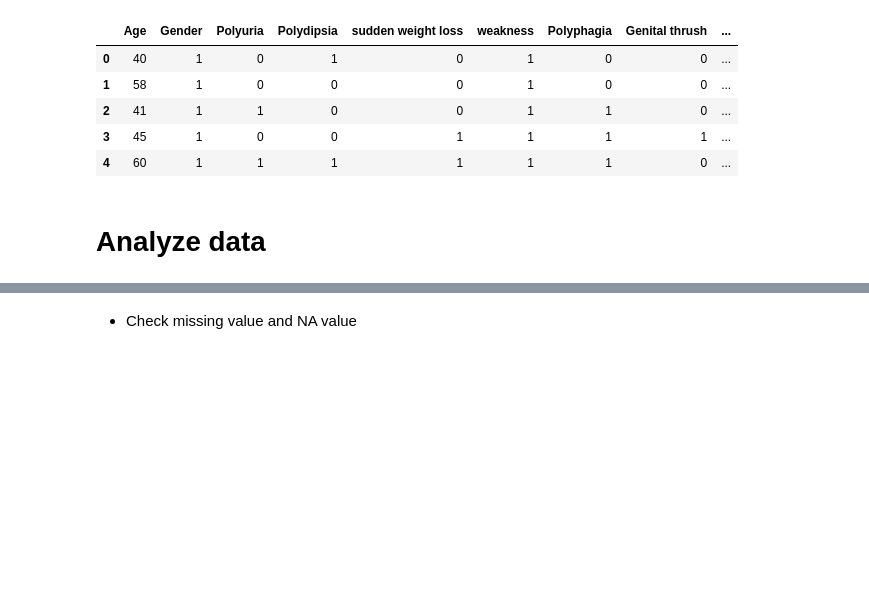
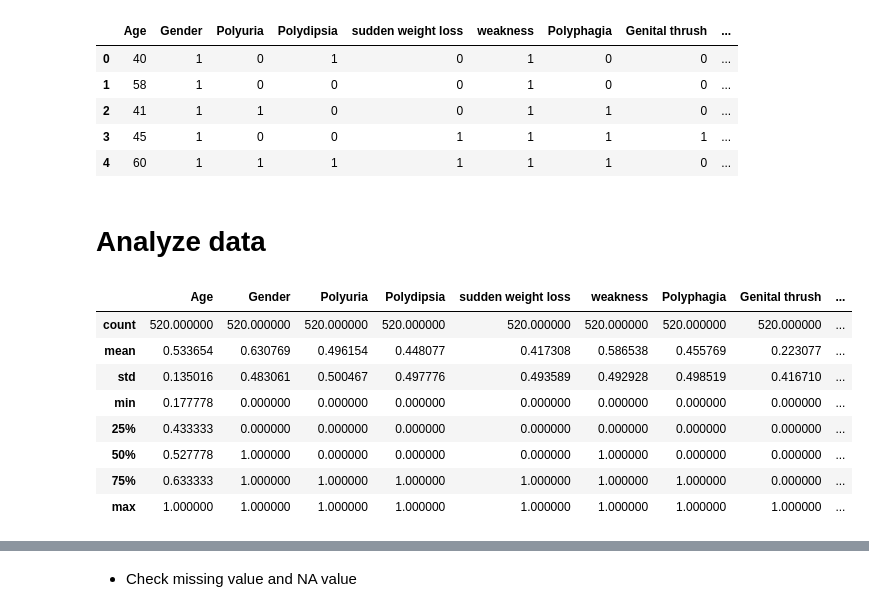
Before and after one commit to ymy-bristol/Dissertation, a Jupyter notebook: Code/data_analysis.ipynb, the cells around one changed output, grey strips where cells are left out. Saved outputs shown, nothing was run; the diff lists cells and outputs as text; code cells hidden in the pictures; blank space fills up the shorter version.

```diff
--- a/Code/data_analysis.ipynb
+++ b/Code/data_analysis.ipynb
@@ -41,3 +45,15 @@ df.head()
+# %%
+df.describe()
+# %% [output]
+|  | Age | Gender | Polyuria | Polydipsia | sudden weight loss | weakness | Polyphagia | Genital thrush | ... |
+| count | 520.000000 | 520.000000 | 520.000000 | 520.000000 | 520.000000 | 520.000000 | 520.000000 | 520.000000 | ... |
+| mean | 0.533654 | 0.630769 | 0.496154 | 0.448077 | 0.417308 | 0.586538 | 0.455769 | 0.223077 | ... |
+| std | 0.135016 | 0.483061 | 0.500467 | 0.497776 | 0.493589 | 0.492928 | 0.498519 | 0.416710 | ... |
+| min | 0.177778 | 0.000000 | 0.000000 | 0.000000 | 0.000000 | 0.000000 | 0.000000 | 0.000000 | ... |
+| 25% | 0.433333 | 0.000000 | 0.000000 | 0.000000 | 0.000000 | 0.000000 | 0.000000 | 0.000000 | ... |
+| 50% | 0.527778 | 1.000000 | 0.000000 | 0.000000 | 0.000000 | 1.000000 | 0.000000 | 0.000000 | ... |
+| 75% | 0.633333 | 1.000000 | 1.000000 | 1.000000 | 1.000000 | 1.000000 | 1.000000 | 0.000000 | ... |
+| max | 1.000000 | 1.000000 | 1.000000 | 1.000000 | 1.000000 | 1.000000 | 1.000000 | 1.000000 | ... |
 # %%
 df.describe()[1:3]
 # %% [output]
```
Also changed, not shown: parts of 8 cells of this notebook.
